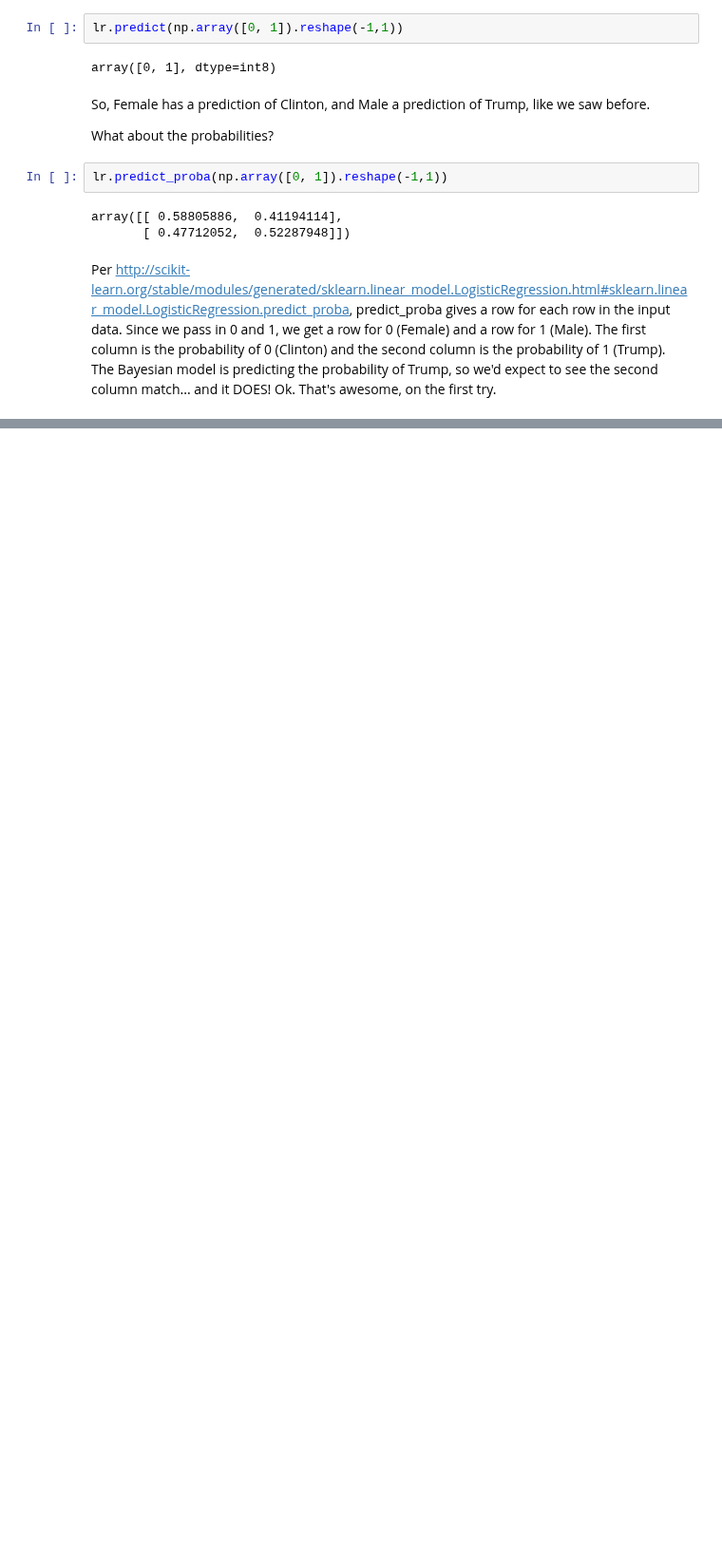
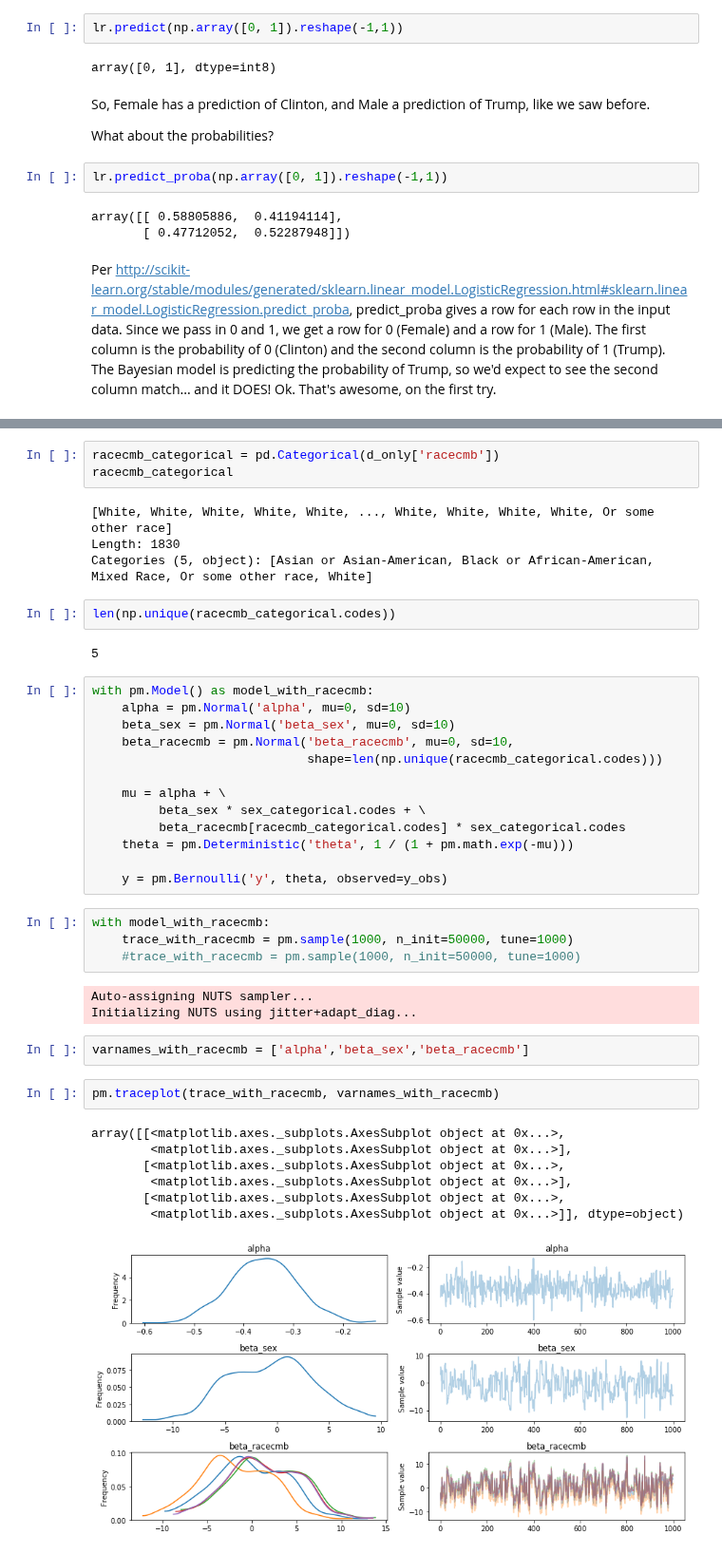
Before and after one commit to aenfield/Data512, a Jupyter notebook: project/Project.ipynb, the cells around one changed output, grey strips where cells are left out. Shown at 95% size. Cells and saved outputs as stored; diff of their text form; blank space fills up the shorter version.

Commit message:
Tried first cut at model with a param per race code, not yet w/ a shared prior.

```diff
--- a/project/Project.ipynb
+++ b/project/Project.ipynb
@@ -502,0 +505,43 @@ Per http://scikit-learn.org/stable/modules/generated/sklearn.linear_model.Logist
+# %%
+racecmb_categorical = pd.Categorical(d_only['racecmb'])
+racecmb_categorical
+# %% [output]
+[White, White, White, White, White, ..., White, White, White, White, Or some other race]
+Length: 1830
+Categories (5, object): [Asian or Asian-American, Black or African-American, Mixed Race, Or some other race, White]
+# %%
+len(np.unique(racecmb_categorical.codes))
+# %% [output]
+5
+# %%
+with pm.Model() as model_with_racecmb:
+    alpha = pm.Normal('alpha', mu=0, sd=10)
+    beta_sex = pm.Normal('beta_sex', mu=0, sd=10)
+    beta_racecmb = pm.Normal('beta_racecmb', mu=0, sd=10,
+                             shape=len(np.unique(racecmb_categorical.codes)))
+
+    mu = alpha + \
+         beta_sex * sex_categorical.codes + \
+         beta_racecmb[racecmb_categorical.codes] * sex_categorical.codes
+    theta = pm.Deterministic('theta', 1 / (1 + pm.math.exp(-mu)))
+
+    y = pm.Bernoulli('y', theta, observed=y_obs)
+# %%
+with model_with_racecmb:
+    trace_with_racecmb = pm.sample(1000, n_init=50000, tune=1000)
+    #trace_with_racecmb = pm.sample(1000, n_init=50000, tune=1000)
+# %% [output]
+Auto-assigning NUTS sampler...
+Initializing NUTS using jitter+adapt_diag...
+# %%
+varnames_with_racecmb = ['alpha','beta_sex','beta_racecmb']
+# %%
+pm.traceplot(trace_with_racecmb, varnames_with_racecmb)
+# %% [output]
+array([[<matplotlib.axes._subplots.AxesSubplot object at 0x...>,
+        <matplotlib.axes._subplots.AxesSubplot object at 0x...>],
+       [<matplotlib.axes._subplots.AxesSubplot object at 0x...>,
+        <matplotlib.axes._subplots.AxesSubplot object at 0x...>],
+       [<matplotlib.axes._subplots.AxesSubplot object at 0x...>,
+        <matplotlib.axes._subplots.AxesSubplot object at 0x...>]], dtype=object)
+[figure, added]
```
Also changed, not shown: parts of 11 cells of this notebook.
